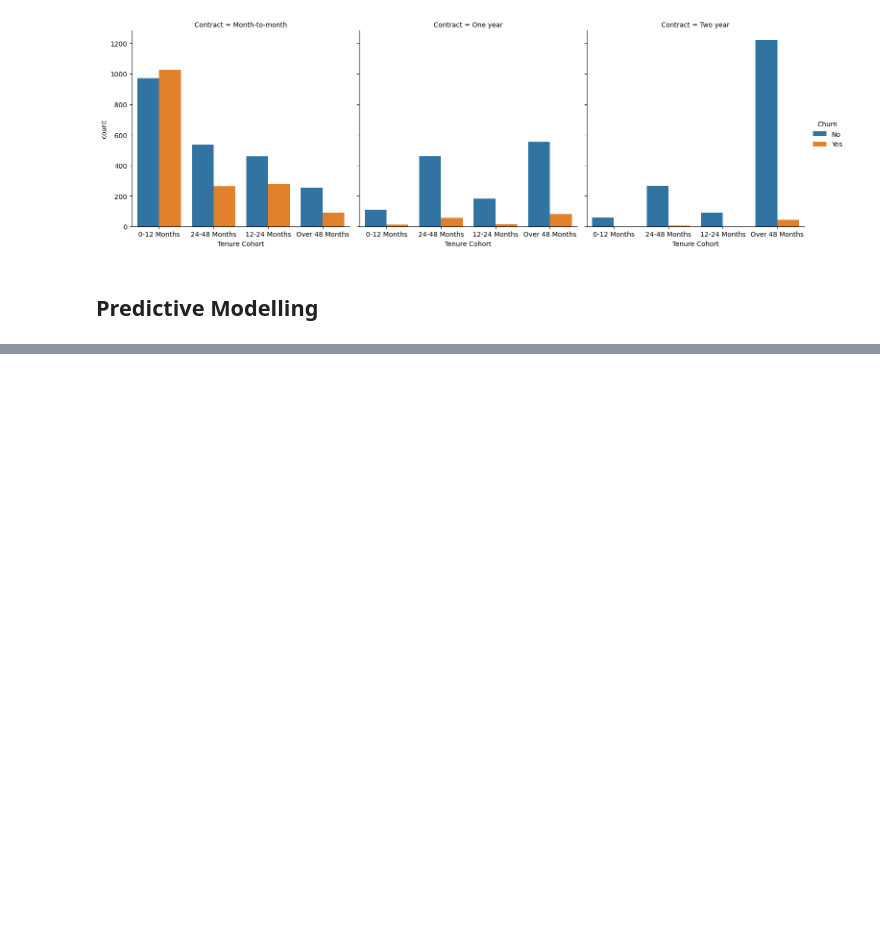
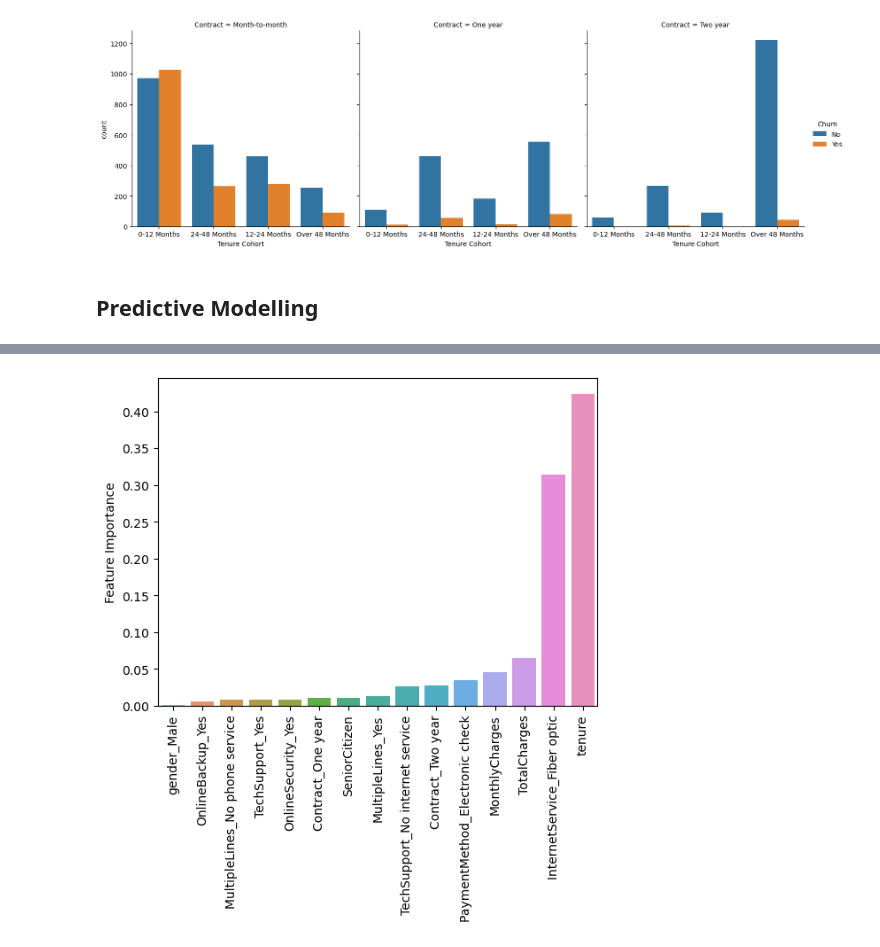
Before and after one commit to NadeemDin/ML-Projects, a Jupyter notebook: TeleCom Churn data model.ipynb, the cells around one changed output, grey strips where cells are left out. Cells and saved outputs as stored; diff of their text form; code cells hidden in the pictures; blank space fills up the shorter version.

```diff
--- a/TeleCom Churn data model.ipynb
+++ b/TeleCom Churn data model.ipynb
@@ -307,0 +389,4 @@ sns.catplot(data=df,x='Tenure Cohort',hue='Churn',kind='count',col='Contract')
+# %%
+imp_feats = pd.DataFrame(data=stmodel.feature_importances_,
+                         index=X.columns,
+                         columns=['Feature Importance']).sort_values("Feature Importance")
@@ -307,0 +413,2 @@ sns.catplot(data=df,x='Tenure Cohort',hue='Churn',kind='count',col='Contract')
+# %%
+imp_feats = imp_feats[imp_feats['Feature Importance']>0]
@@ -307,0 +434,5 @@ sns.catplot(data=df,x='Tenure Cohort',hue='Churn',kind='count',col='Contract')
+# %%
+sns.barplot(data=imp_feats,x=imp_feats.index,y='Feature Importance')
+plt.xticks(rotation=90);
+# %% [output]
+[figure, added]
```
Also changed, not shown: parts of 45 cells of this notebook.
